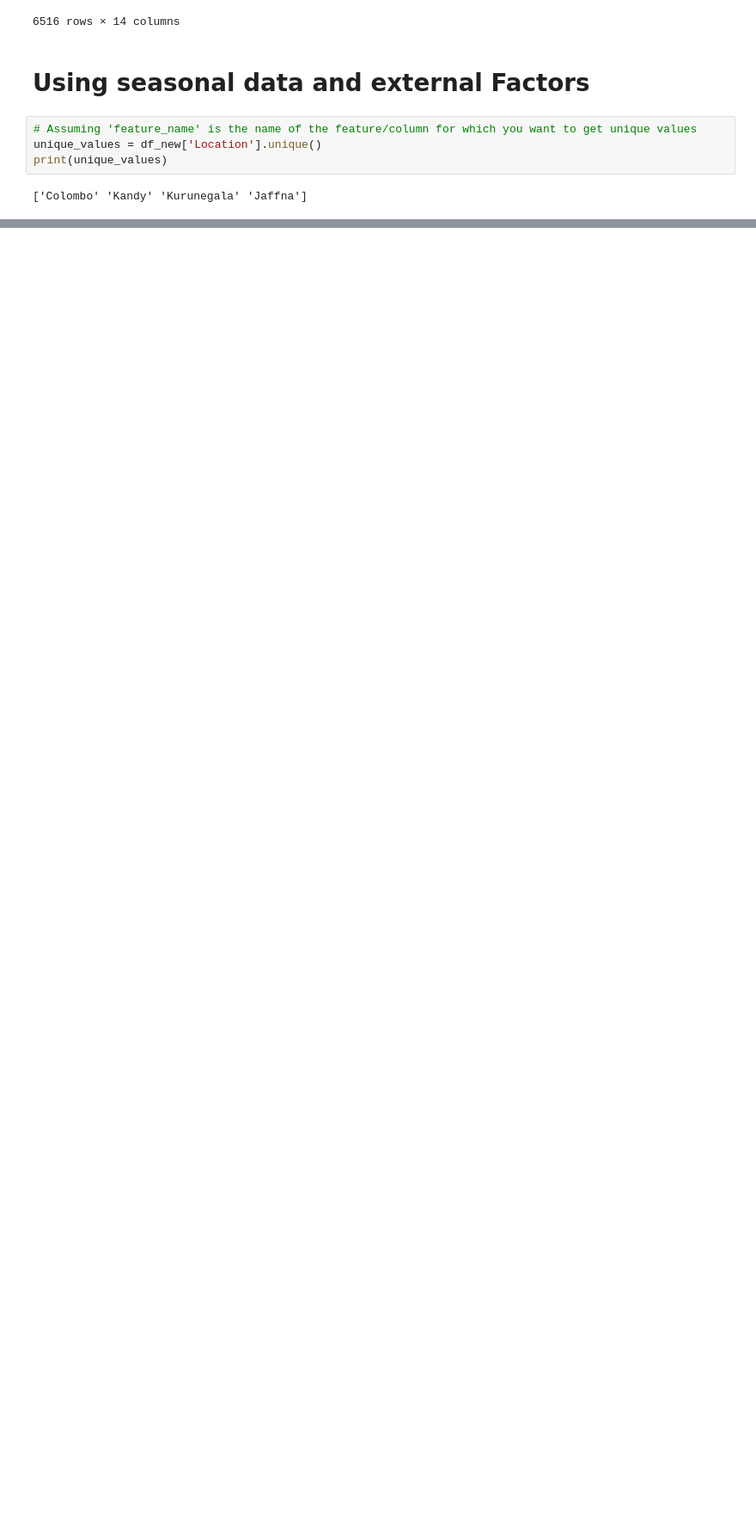
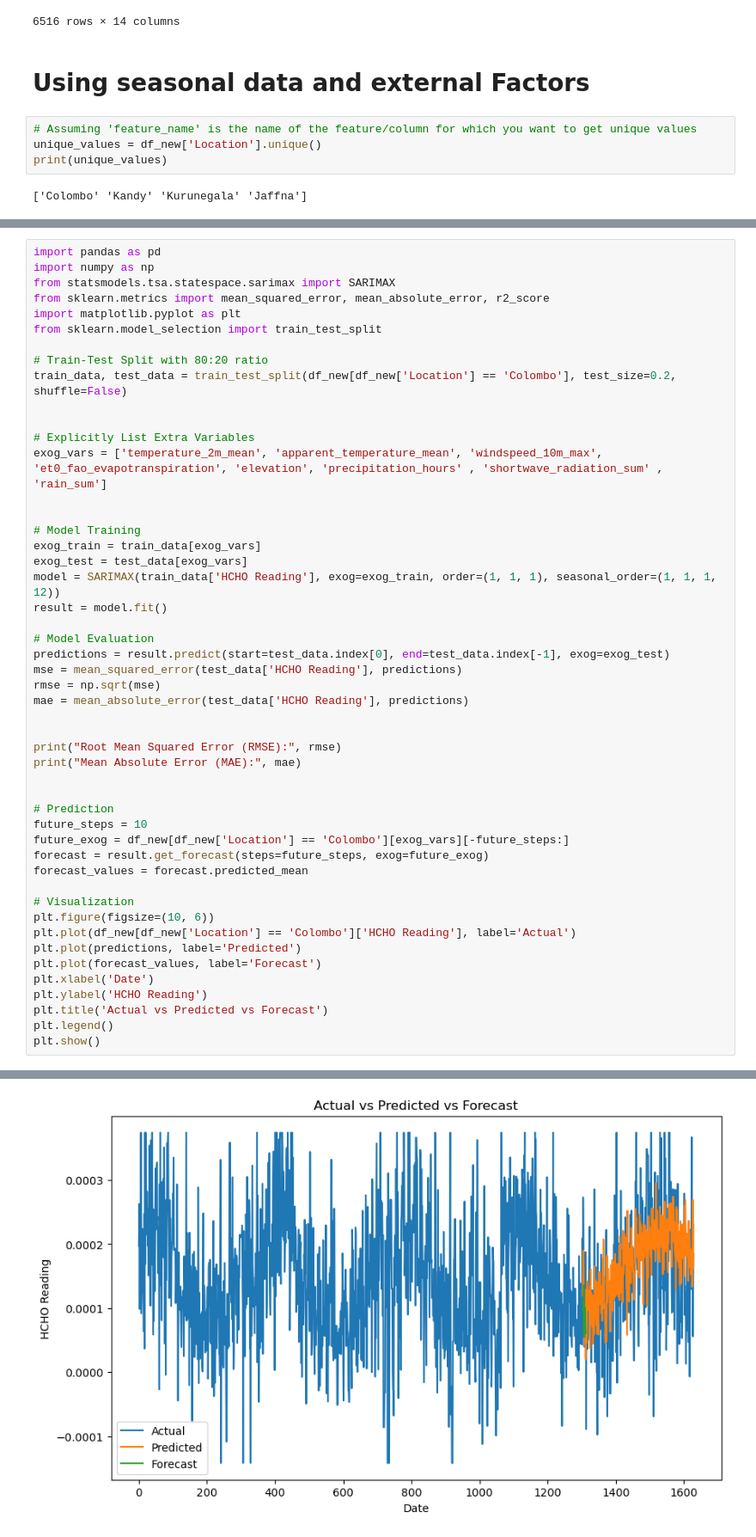
Before and after one commit to Inupa6677/Data-Engineering-HCHO-gas-prediction-, a Jupyter notebook: Applying SARIMAX models.ipynb, the cells around one changed output, grey strips where cells are left out. Shown at 86% size. Drawn from its saved outputs; the diff is of its cells as text; blank space fills up the shorter version.

```diff
--- a/Applying SARIMAX models.ipynb
+++ b/Applying SARIMAX models.ipynb
@@ -92,0 +49,50 @@ Root Mean Squared Error (RMSE): 9.331274334196985e-05
+# %%
+import pandas as pd
+import numpy as np
+from statsmodels.tsa.statespace.sarimax import SARIMAX
+from sklearn.metrics import mean_squared_error, mean_absolute_error, r2_score
+import matplotlib.pyplot as plt
+from sklearn.model_selection import train_test_split
+
+# Train-Test Split with 80:20 ratio
+train_data, test_data = train_test_split(df_new[df_new['Location'] == 'Colombo'], test_size=0.2, shuffle=False)
+
+
+# Explicitly List Extra Variables
+exog_vars = ['temperature_2m_mean', 'apparent_temperature_mean', 'windspeed_10m_max', 'et0_fao_evapotranspiration', 'elevation', 'precipitation_hours' , 'shortwave_radiation_sum' , 'rain_sum']
+
+
+# Model Training
+exog_train = train_data[exog_vars]
+exog_test = test_data[exog_vars]
+model = SARIMAX(train_data['HCHO Reading'], exog=exog_train, order=(1, 1, 1), seasonal_order=(1, 1, 1, 12))
+result = model.fit()
+
+# Model Evaluation
+predictions = result.predict(start=test_data.index[0], end=test_data.index[-1], exog=exog_test)
+mse = mean_squared_error(test_data['HCHO Reading'], predictions)
+rmse = np.sqrt(mse)
+mae = mean_absolute_error(test_data['HCHO Reading'], predictions)
+
+
+print("Root Mean Squared Error (RMSE):", rmse)
+print("Mean Absolute Error (MAE):", mae)
+
+
+# Prediction
+future_steps = 10
+future_exog = df_new[df_new['Location'] == 'Colombo'][exog_vars][-future_steps:]
+forecast = result.get_forecast(steps=future_steps, exog=future_exog)
+forecast_values = forecast.predicted_mean
+
+# Visualization
+plt.figure(figsize=(10, 6))
+plt.plot(df_new[df_new['Location'] == 'Colombo']['HCHO Reading'], label='Actual')
+plt.plot(predictions, label='Predicted')
+plt.plot(forecast_values, label='Forecast')
+plt.xlabel('Date')
+plt.ylabel('HCHO Reading')
+plt.title('Actual vs Predicted vs Forecast')
+plt.legend()
+plt.show()
+# %% [output]
@@ -92,0 +101 @@ Root Mean Squared Error (RMSE): 9.331274334196985e-05
+[figure, added]
```
Also changed, not shown: parts of 4 cells of this notebook, 1 other file.
